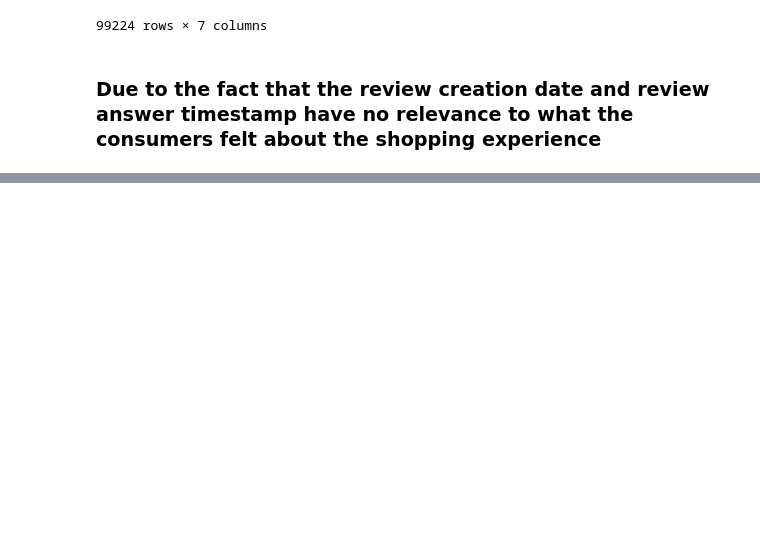
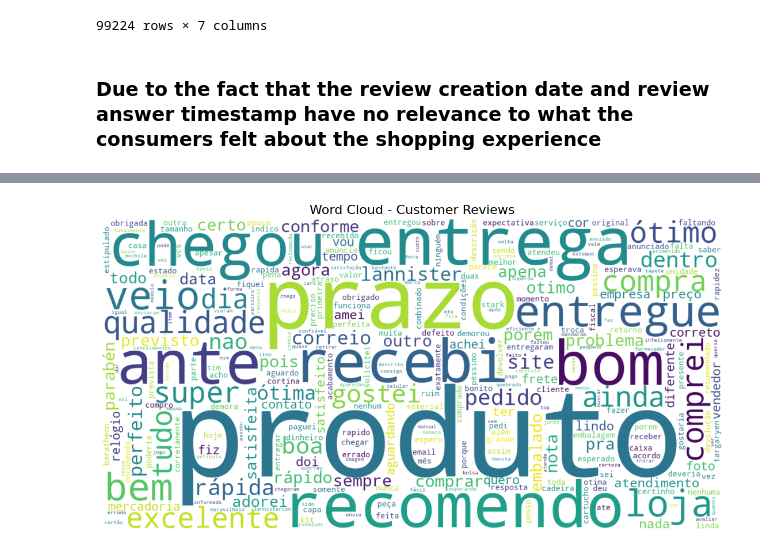
Before and after one commit to SamJ33/Ecom-Group06, a Jupyter notebook: Order_Reviews.ipynb, the cells around one changed output, grey strips where cells are left out. Drawn from its saved outputs; the diff is of its cells as text; code cells hidden in the pictures; blank space fills up the shorter version.

```diff
--- a/Order_Reviews.ipynb
+++ b/Order_Reviews.ipynb
@@ -138,0 +513,8 @@ df_order_reviews.to_csv("df_order_reviews_cleaned.csv", index=False)
+# %%
+'''
+nltk.download("stopwords")
+
+from nltk.corpus import stopwords
+
+portuguese_stopwords = set(stopwords.words("portuguese"))
+'''
@@ -138,0 +581,14 @@ df_order_reviews.to_csv("df_order_reviews_cleaned.csv", index=False)
+# %%
+from deep_translator import GoogleTranslator
+
+# Extract unique keywords
+unique_keywords = list(set([word for sublist in df_nlp_p['keywords_nlp'] for word in sublist]))
+
+# Translate keywords to English
+translator = GoogleTranslator(source='pt', target='en')
+translated_dict = {word: translator.translate(word) for word in unique_keywords}
+
+# Map back to dataframe
+df_nlp_p['keywords_nlp_en'] = df_nlp_p['keywords_nlp'].apply(
+    lambda kw_list: [translated_dict[word] for word in kw_list]
+)
@@ -138,0 +611,23 @@ df_order_reviews.to_csv("df_order_reviews_cleaned.csv", index=False)
+# %%
+df_nlp_p.drop(columns=['keywords_nlp_en'],inplace=True)
+# %%
+corpus = " ".join(df_nlp_p["keywords_nlp"].astype(str))
+# %%
+from wordcloud import WordCloud
+import matplotlib.pyplot as plt
+
+wordcloud = WordCloud(
+    width=1200,
+    height=600,
+    background_color="white",
+    max_words=300,        # limit to most important words
+    collocations=False    # prevents duplicate bigrams
+).generate(corpus)
+
+plt.figure(figsize=(15,7))
+plt.imshow(wordcloud, interpolation="bilinear")
+plt.axis("off")
+plt.title("Word Cloud - Customer Reviews", fontsize=16)
+plt.show()
+# %% [output]
+[figure, added]
```
Also changed, not shown: parts of 42 cells of this notebook, 2 other files.
